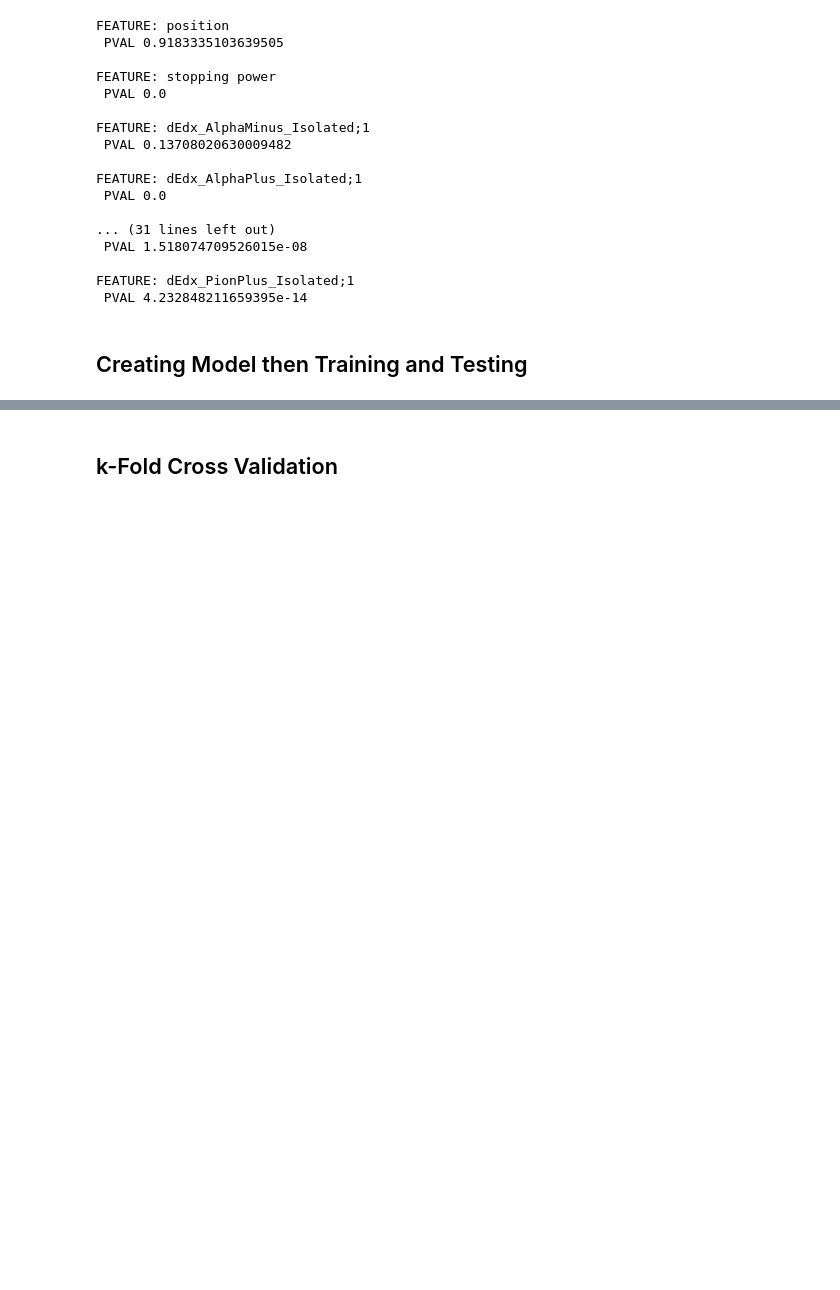
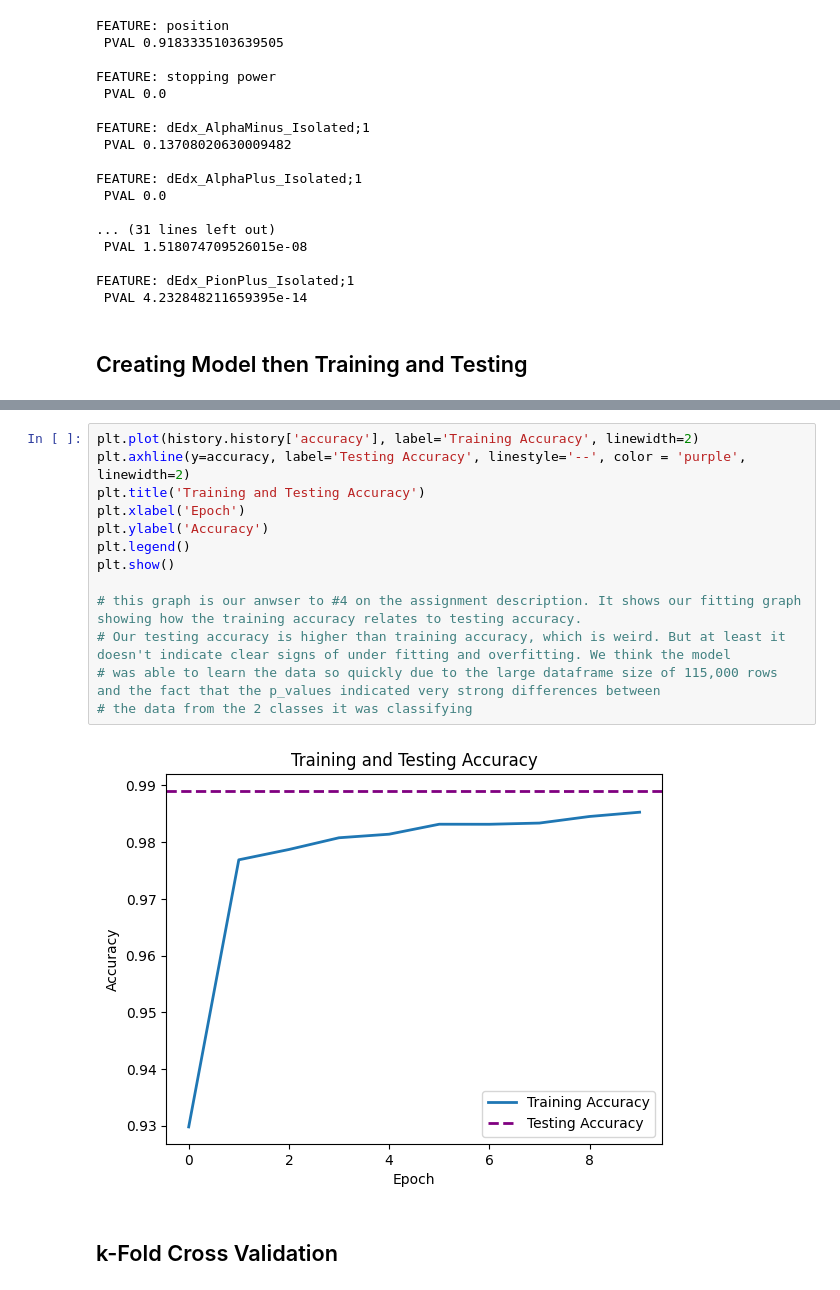
Before and after one commit to kaheechan/G9, a Jupyter notebook: TEAM_FRIENDSHIP_PARTICLES_WOOOOO.ipynb, the cells around one changed output, grey strips where cells are left out. Saved outputs shown, nothing was run; the diff lists cells and outputs as text; blank space fills up the shorter version.

```diff
--- a/TEAM_FRIENDSHIP_PARTICLES_WOOOOO.ipynb
+++ b/TEAM_FRIENDSHIP_PARTICLES_WOOOOO.ipynb
@@ -611,3 +609,18 @@ weighted avg       0.99      0.99      0.99     11490
+# %%
+plt.plot(history.history['accuracy'], label='Training Accuracy', linewidth=2)
+plt.axhline(y=accuracy, label='Testing Accuracy', linestyle='--', color = 'purple', linewidth=2)
+plt.title('Training and Testing Accuracy')
+plt.xlabel('Epoch')
+plt.ylabel('Accuracy')
+plt.legend()
+plt.show()
+
+# this graph is our anwser to #4 on the assignment description. It shows our fitting graph showing how the training accuracy relates to testing accuracy.
+# Our testing accuracy is higher than training accuracy, which is weird. But at least it doesn't indicate clear signs of under fitting and overfitting. We think the model
+# was able to learn the data so quickly due to the large dataframe size of 115,000 rows and the fact that the p_values indicated very strong differences between
+# the data from the 2 classes it was classifying
+# %% [output]
+[figure, added]
 # %% [markdown]
 ## k-Fold Cross Validation
 # %%
```
Also changed, not shown: parts of 3 cells of this notebook.
